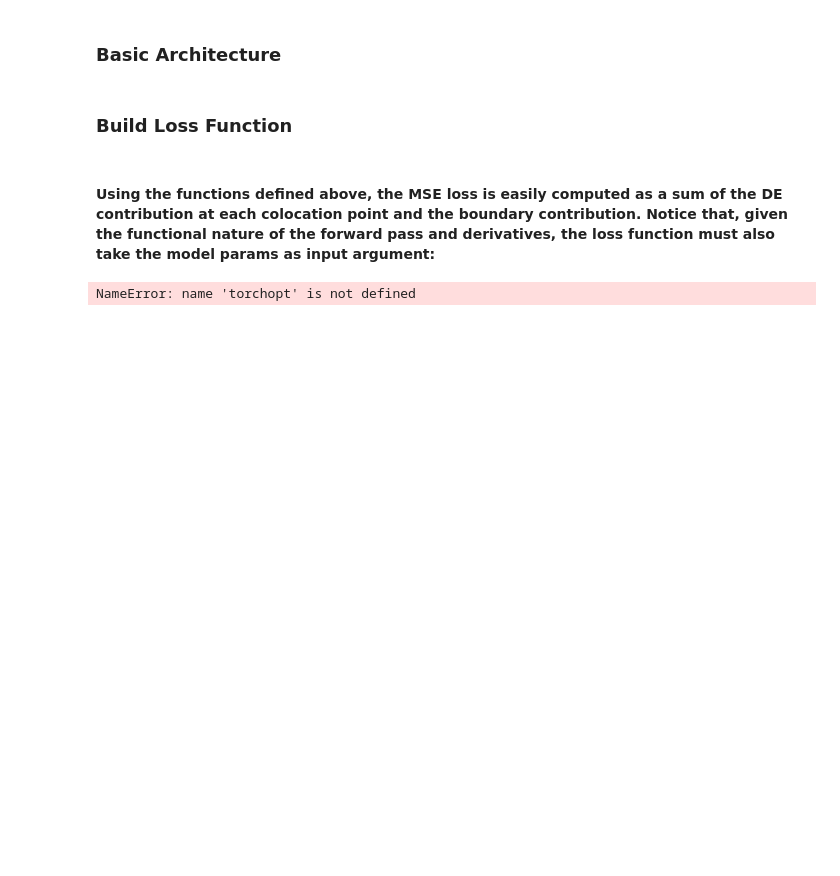
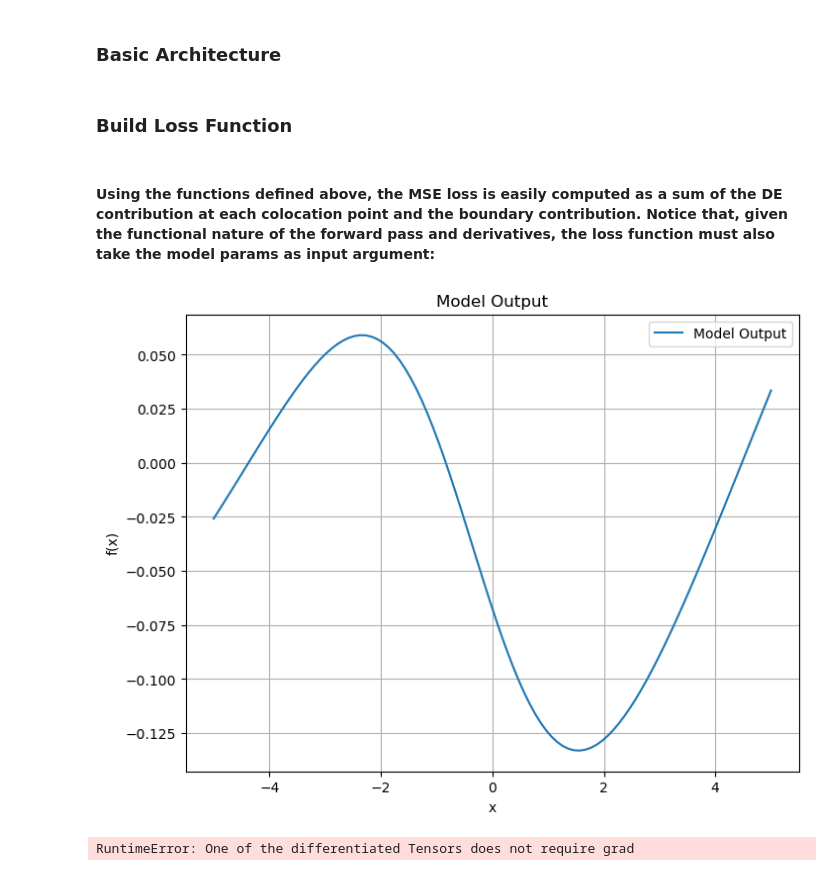
Before and after one commit to kru2710shna/GSOC_24, a Jupyter notebook: Notes/Code/PNN#2.ipynb, the cells around one changed output. Cells and saved outputs as stored; diff of their text form; code cells hidden in the pictures; blank space fills up the shorter version.

Commit message:
Loss function in Code for PINN#1

```diff
--- a/Notes/Code/PNN#2.ipynb
+++ b/Notes/Code/PNN#2.ipynb
@@ -39,8 +39,8 @@ model = LinearNN()
 x = torch.Tensor
 params = dict[str, torch.nn.Parameter]
 
-def f(x, params) -> torch.Tensor:
-    return model(x)
+def f(x: torch.Tensor, params: dict[str, torch.nn.Parameter]) -> torch.Tensor:
+    return model(x).mean()  # Taking the mean to ensure scalar output
 
 # Compute the first derivative of f with respect to x
 def dfdx(x, params) -> torch.Tensor:
@@ -79,31 +79,51 @@ def loss_fn(params:torch.Tensor, x:torch.Tensor):
     )
 
     return loss_value
-# %%
-# choose the configuration for the training loop
-batch_size = 30  # number of colocation points to sample in the domain
-num_iter = 100  # maximum number of iterations
-learning_rate = 1e-1  # learning rate
-domain = (-5.0, 5.0)  # ;ogistic equation domain
-
-# choose optimizer with functional API using functorch
-optimizer = torchopt.FuncOptimizer(torchopt.adam(lr=learning_rate))
-
-# initial parameters randomly initialized
-params = tuple(model.parameters())
-
-# train the model
-for i in range(num_iter):
-
-    # sample points in the domain randomly for each epoch
-    x = torch.FloatTensor(batch_size).uniform_(domain[0], domain[1])
-
-    # compute the loss with the current parameters
-    loss = loss_fn(params, x)
-
-    # update the parameters with functional optimizer
-    params = optimizer.step(loss, params)
-
-    print(f"Iteration {i} with loss {float(loss)}")
-# %% [output]
-NameError: name 'torchopt' is not defined
+# %%
+import matplotlib.pyplot as plt
+import numpy as np
+
+# Function to generate input data
+def generate_input_data(domain=(-5.0, 5.0), num_points=100):
+    x_values = np.linspace(domain[0], domain[1], num_points)
+    return torch.Tensor(x_values).unsqueeze(1)
+
+# Generate input data
+x_data = generate_input_data()
+
+# Compute model output
+with torch.no_grad():
+    y_pred = model(x_data).numpy()
+
+# Plot model output
+plt.figure(figsize=(8, 6))
+plt.plot(x_data.numpy(), y_pred, label='Model Output')
+plt.xlabel('x')
+plt.ylabel('f(x)')
+plt.title('Model Output')
+plt.legend()
+plt.grid(True)
+plt.show()
+
+# Training loop
+losses = []
+for i in range(num_iter):
+    # Sample points in the domain randomly for each epoch
+    x_batch = torch.FloatTensor(batch_size).uniform_(domain[0], domain[1])
+
+    # Compute the loss with the current parameters
+    loss = loss_fn(params, x_batch)
+    losses.append(loss.item())
+
+# Plot loss over iterations
+plt.figure(figsize=(8, 6))
+plt.plot(range(num_iter), losses, label='Loss')
+plt.xlabel('Iterations')
+plt.ylabel('Loss')
+plt.title('Loss over Iterations')
+plt.legend()
+plt.grid(True)
+plt.show()
+# %% [output]
+[figure, added]
+RuntimeError: One of the differentiated Tensors does not require grad
```
